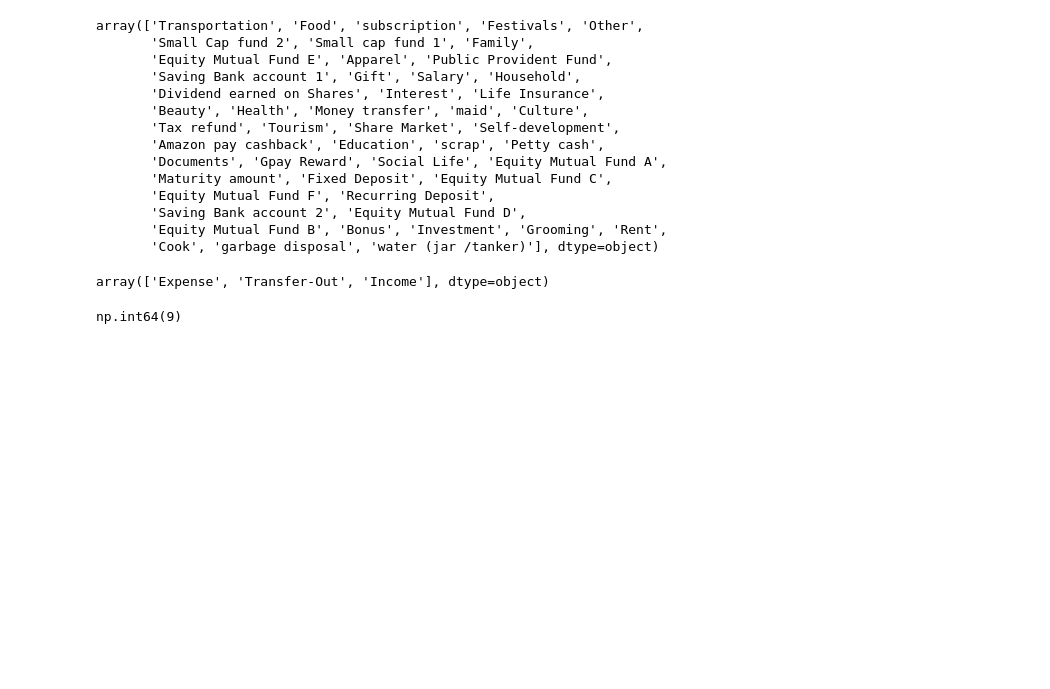
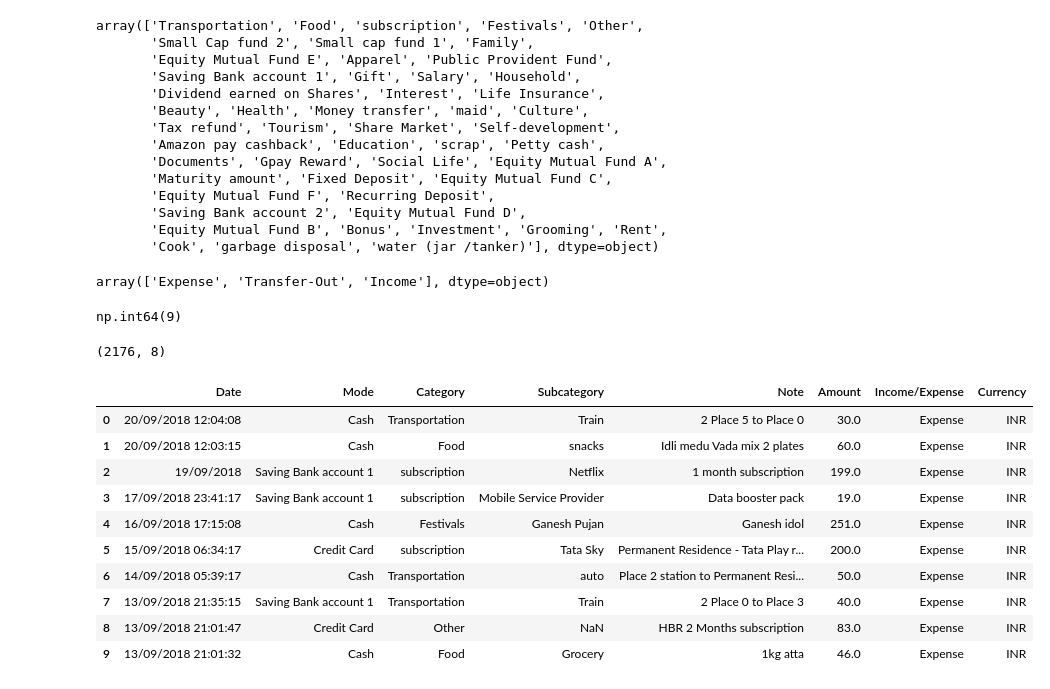
Before and after one commit to kailashchaudhary-p/Daily-Expense-Analyzer, a Jupyter notebook: Daily_Expense_Analyzer.ipynb, the cells around one changed output. Drawn from its saved outputs; the diff is of its cells as text; code cells hidden in the pictures; blank space fills up the shorter version.

```diff
--- a/Daily_Expense_Analyzer.ipynb
+++ b/Daily_Expense_Analyzer.ipynb
@@ -96,3 +96,23 @@ array(['Expense', 'Transfer-Out', 'Income'], dtype=object)
 df.duplicated().sum()
 # %% [output]
 np.int64(9)
+# %%
+expense_df = df[df['Income/Expense']=='Expense']
+# %%
+expense_df.shape
+# %% [output]
+(2176, 8)
+# %%
+expense_df.head(10)
+# %% [output]
+|  | Date | Mode | Category | Subcategory | Note | Amount | Income/Expense | Currency |
+| 0 | 20/09/2018 12:04:08 | Cash | Transportation | Train | 2 Place 5 to Place 0 | 30.0 | Expense | INR |
+| 1 | 20/09/2018 12:03:15 | Cash | Food | snacks | Idli medu Vada mix 2 plates | 60.0 | Expense | INR |
+| 2 | 19/09/2018 | Saving Bank account 1 | subscription | Netflix | 1 month subscription | 199.0 | Expense | INR |
+| 3 | 17/09/2018 23:41:17 | Saving Bank account 1 | subscription | Mobile Service Provider | Data booster pack | 19.0 | Expense | INR |
+| 4 | 16/09/2018 17:15:08 | Cash | Festivals | Ganesh Pujan | Ganesh idol | 251.0 | Expense | INR |
+| 5 | 15/09/2018 06:34:17 | Credit Card | subscription | Tata Sky | Permanent Residence - Tata Play r... | 200.0 | Expense | INR |
+| 6 | 14/09/2018 05:39:17 | Cash | Transportation | auto | Place 2 station to Permanent Resi... | 50.0 | Expense | INR |
+| 7 | 13/09/2018 21:35:15 | Saving Bank account 1 | Transportation | Train | 2 Place 0 to Place 3 | 40.0 | Expense | INR |
+| 8 | 13/09/2018 21:01:47 | Credit Card | Other | NaN | HBR 2 Months subscription | 83.0 | Expense | INR |
+| 9 | 13/09/2018 21:01:32 | Cash | Food | Grocery | 1kg atta | 46.0 | Expense | INR |
```
